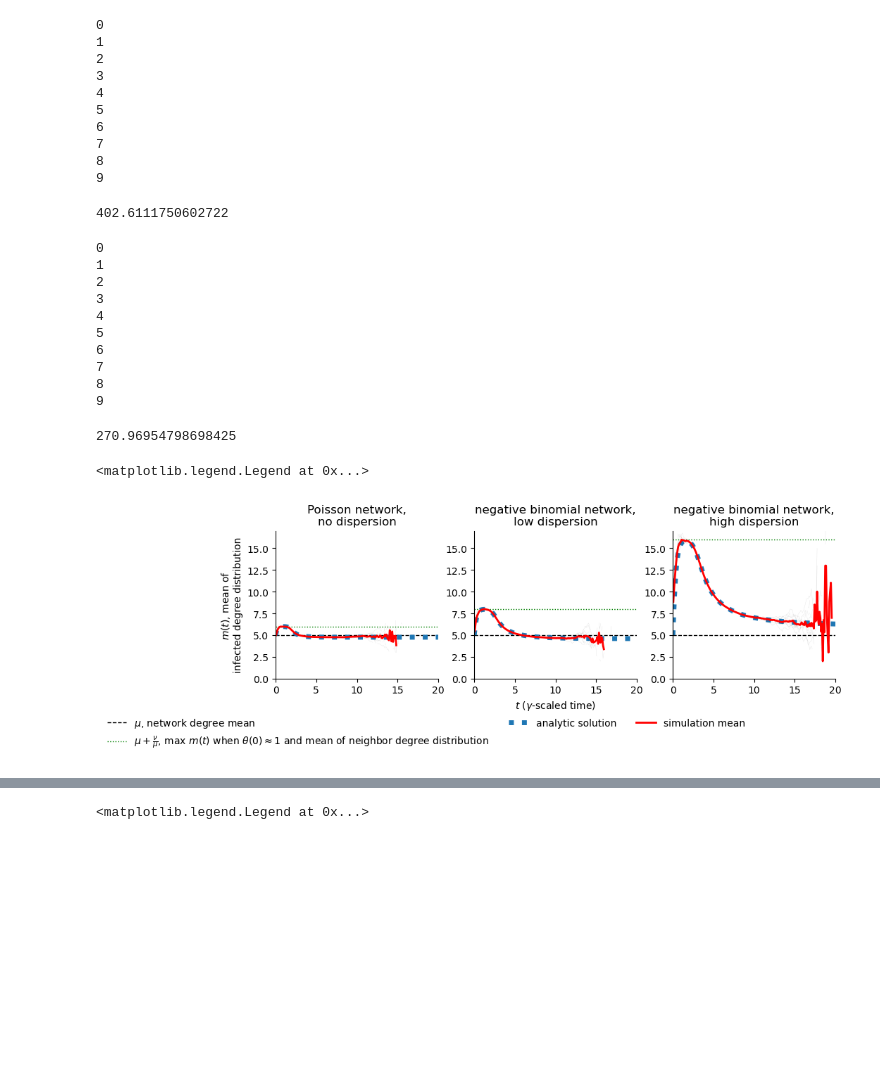
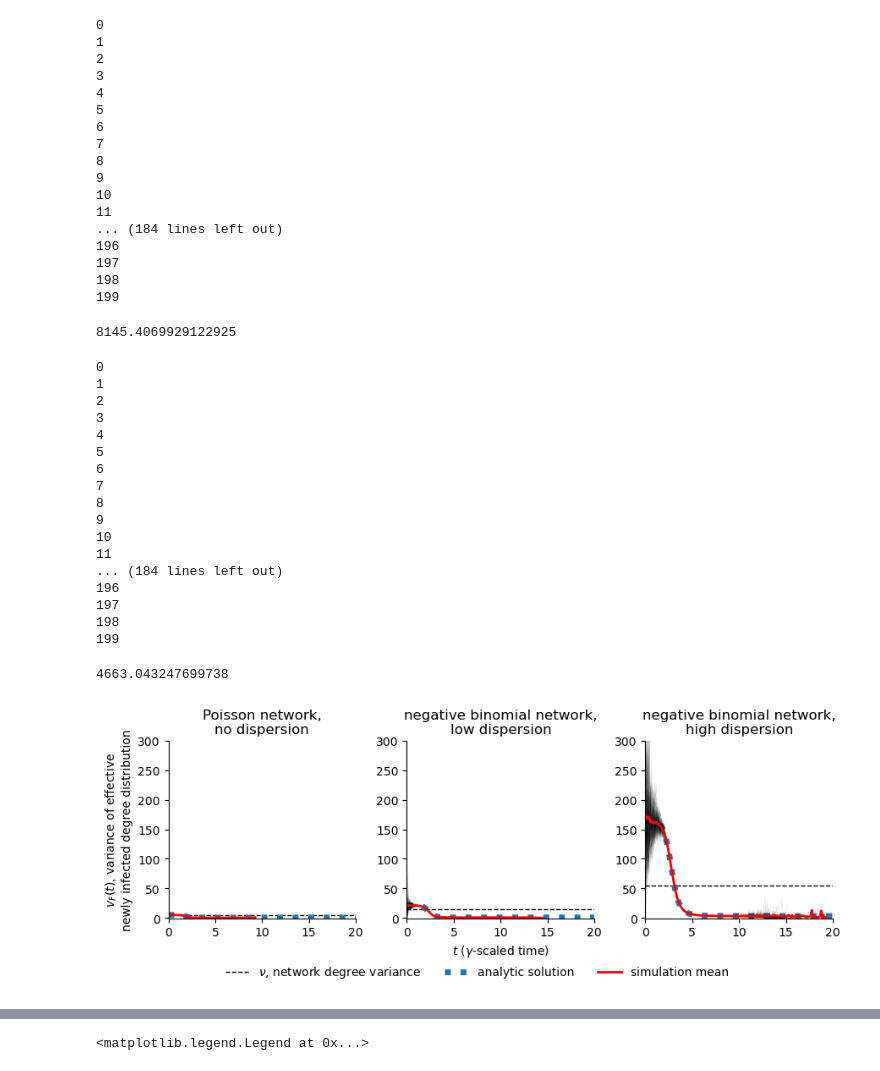
Before and after one commit to freedmanari/infected_degrees, a Jupyter notebook: network_epidemic.ipynb, the cells around one changed output, grey strips where cells are left out. Cells and saved outputs as stored; diff of their text form; code cells hidden in the pictures; blank space fills up the shorter version.

Commit message:
redo peak_ts figure (and all others)

```diff
--- a/network_epidemic.ipynb
+++ b/network_epidemic.ipynb
@@ -904,6 +939,10 @@ initialize_low_dispersion()
 
 
 sims_low_dispersion = pd.DataFrame({})
+peak_I_times = []
+peak_m_times = []
+peak_mE_times = []
+peak_mZ_times = []
 
 
 for rep in range(reps):
@@ -931,7 +970,6 @@ for rep in range(reps):
     ts = ts + t_shift
     new_infection_times = new_infection_times + t_shift
 
-
     df1 = pd.DataFrame({'x': (ts // dx * 2 + 1) * (dx/2),
                         'S': S/n, 'I': I/n,
                         'm': m, 'm2': m2,
@@ -948,6 +986,13 @@ for rep in range(reps):
 
     sims_low_dispersion = pd.concat((sims_low_dispersion, df))
 
+    # for peak times, only look at times/xs for which there at least init=100 things being averaged, to remove large stochastic peaks near the end of the simulation
+    peak_I_times = np.append(peak_I_times, ts[np.argmax(I[I >= 100])])
+    peak_m_times = np.append(peak_m_times, ts[np.argmax(m[I >= 100])])
+    peak_mE_times = np.append(peak_mE_times, ts[np.argmax(mE[I >= 100])])
+    last_index_at_least_init_xs = np.where(np.array(pd.DataFrame({'x': (new_infection_times // dx * 2 + 1) * (dx/2)}).groupby('x').size().reindex(pd.Index(xs, name='x'))) >= 100)[0][-1]
+    peak_mZ_times = np.append(peak_mZ_times,
+                              xs[np.argmax(df.mZ[:last_index_at_least_init_xs + 1])])
 
 sims_mean = sims_low_dispersion.iloc[:,1:].groupby('x').mean().reset_index()
 sims_mean.insert(loc=0, column='rep', value=-1)
@@ -958,6 +1003,10 @@ sims_low_dispersion['vZ'] = sims_low_dispersion['mZ2'] - sims_low_dispersion['mZ
 sims_low_dispersion['vY'] = sims_low_dispersion['mY2'] - sims_low_dispersion['mY']**2
 sims_low_dispersion['vF'] = sims_low_dispersion['mF2'] - sims_low_dispersion['mF']**2
 
+sims_low_dispersion['peak_I_time'] = np.concatenate((np.repeat(peak_I_times,len(xs)), [np.nan]*len(xs)))
+sims_low_dispersion['peak_m_time'] = np.concatenate((np.repeat(peak_m_times,len(xs)), [np.nan]*len(xs)))
+sims_low_dispersion['peak_mE_time'] = np.concatenate((np.repeat(peak_mE_times,len(xs)), [np.nan]*len(xs)))
+sims_low_dispersion['peak_mZ_time'] = np.concatenate((np.repeat(peak_mZ_times,len(xs)), [np.nan]*len(xs)))
 
 
 ts_temp = np.append(ts_ode,x_max*1.5)
@@ -990,7 +1039,6 @@ odes_low_dispersion['vZ'] = odes_low_dispersion['mZ2'] - odes_low_dispersion['mZ
 odes_low_dispersion['vY'] = odes_low_dispersion['mY2'] - odes_low_dispersion['mY']**2
 odes_low_dispersion['vF'] = odes_low_dispersion['mF2'] - odes_low_dispersion['mF']**2
 
-
 time2 = time.time()
 time2 - time1
 # %% [output]
@@ -1004,16 +1052,27 @@ time2 - time1
 7
 8
 9
+10
+11
+... (184 lines left out)
+196
+197
+198
+199
-402.6111750602722
+8145.4069929122925
 # %%
 time1 = time.time()
 
-### simulations for negative binomial network with high dispersion
+### simulations for negative binomial network with low dispersion
 
 initialize_high_dispersion()
 
 
 sims_high_dispersion = pd.DataFrame({})
+peak_I_times = []
+peak_m_times = []
+peak_mE_times = []
+peak_mZ_times = []
 
 
 for rep in range(reps):
@@ -1041,7 +1100,6 @@ for rep in range(reps):
     ts = ts + t_shift
     new_infection_times = new_infection_times + t_shift
 
-
     df1 = pd.DataFrame({'x': (ts // dx * 2 + 1) * (dx/2),
                         'S': S/n, 'I': I/n,
                         'm': m, 'm2': m2,
@@ -1058,6 +1116,14 @@ for rep in range(reps):
 
     sims_high_dispersion = pd.concat((sims_high_dispersion, df))
 
+    # for peak times, only look at times/xs for which there at least init=100 things being averaged, to remove large stochastic peaks near the end of the simulation
+    peak_I_times = np.append(peak_I_times, ts[np.argmax(I[I >= 100])])
+    peak_m_times = np.append(peak_m_times, ts[np.argmax(m[I >= 100])])
+    peak_mE_times = np.append(peak_mE_times, ts[np.argmax(mE[I >= 100])])
+    last_index_at_least_init_xs = np.where(np.array(pd.DataFrame({'x': (new_infection_times // dx * 2 + 1) * (dx/2)}).groupby('x').size().reindex(pd.Index(xs, name='x'))) >= 100)[0][-1]
+    peak_mZ_times = np.append(peak_mZ_times,
+                              xs[np.argmax(df.mZ[:last_index_at_least_init_xs + 1])])
+
 
 sims_mean = sims_high_dispersion.iloc[:,1:].groupby('x').mean().reset_index()
 sims_mean.insert(loc=0, column='rep', value=-1)
@@ -1068,7 +1134,10 @@ sims_high_dispersion['vZ'] = sims_high_dispersion['mZ2'] - sims_high_dispersion[
 sims_high_dispersion['vY'] = sims_high_dispersion['mY2'] - sims_high_dispersion['mY']**2
 sims_high_dispersion['vF'] = sims_high_dispersion['mF2'] - sims_high_dispersion['mF']**2
 
-
+sims_high_dispersion['peak_I_time'] = np.concatenate((np.repeat(peak_I_times,len(xs)), [np.nan]*len(xs)))
+sims_high_dispersion['peak_m_time'] = np.concatenate((np.repeat(peak_m_times,len(xs)), [np.nan]*len(xs)))
+sims_high_dispersion['peak_mE_time'] = np.concatenate((np.repeat(peak_mE_times,len(xs)), [np.nan]*len(xs)))
+sims_high_dispersion['peak_mZ_time'] = np.concatenate((np.repeat(peak_mZ_times,len(xs)), [np.nan]*len(xs)))
 
 
 ts_temp = np.append(ts_ode,x_max*1.5)
@@ -1101,7 +1170,6 @@ odes_high_dispersion['vZ'] = odes_high_dispersion['mZ2'] - odes_high_dispersion[
 odes_high_dispersion['vY'] = odes_high_dispersion['mY2'] - odes_high_dispersion['mY']**2
 odes_high_dispersion['vF'] = odes_high_dispersion['mF2'] - odes_high_dispersion['mF']**2
 
-
 time2 = time.time()
 time2 - time1
 # %% [output]
@@ -1115,28 +1183,34 @@ time2 - time1
 7
 8
 9
+10
+11
+... (184 lines left out)
+196
+197
+198
+199
-270.96954798698425
+4663.043247699738
 # %%
-var = 'm' # choose from list ['I','m','m2','v','mE','mE2','vE','mZ','mZ2','vZ','mY','mY2','vY','mF','mF2','vF']
+var = 'vF' # choose from list ['I','m','m2','v','mE','mE2','vE','mZ','mZ2','vZ','mY','mY2','vY','mF','mF2','vF']
 fig, ax = plt.subplots(ncols=3)
 fig.set_figheight(3.25)
 fig.set_figwidth(9)
 
 plot_var(var, 'no', ax[0])
 plot_var(var, 'low', ax[1])
 plot_var(var, 'high', ax[2])
 
 ax[0].set_xlabel('')
 ax[2].set_xlabel('')
 ax[1].set_ylabel('')
 ax[2].set_ylabel('')
 plt.tight_layout()
 plt.legend(bbox_to_anchor=(.7 if '2' in var else (0 if var=='I' else .5), -.2), frameon=False, ncol=3)
 
-# plt.savefig('figures/'+var+'s.'+('svg' if var in ['m','m2','v','mE'] else 'pdf'),bbox_inches='tight')
+plt.savefig('figures/'+var+'s.svg',bbox_inches='tight')
 # %% [output]
-<matplotlib.legend.Legend at 0x...>
-[figure, old version]
+[figure, new version]
 # %%
 fig, ax = plt.subplots(ncols=3)
 fig.set_figheight(3)
```
Also changed, not shown: parts of 5 cells of this notebook, 20 other files.
